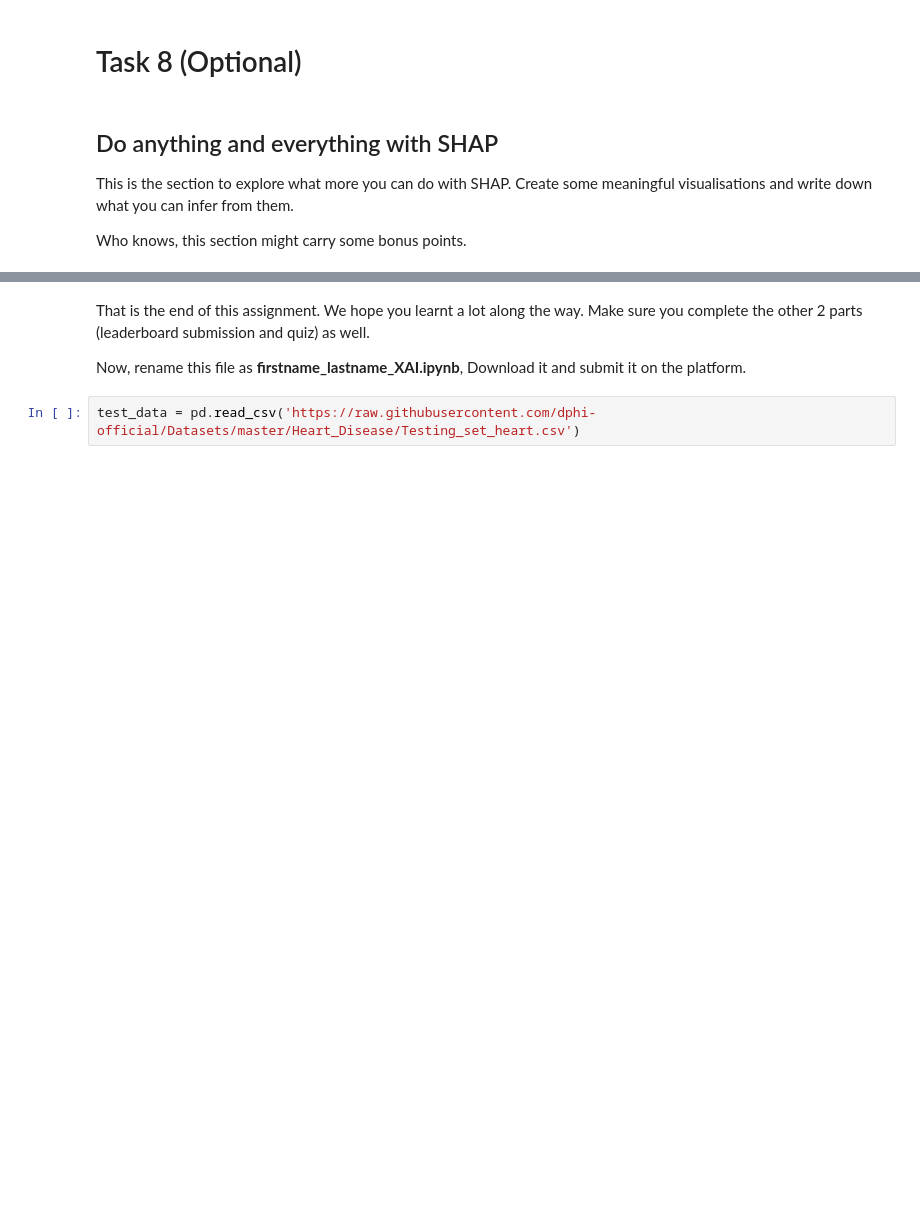
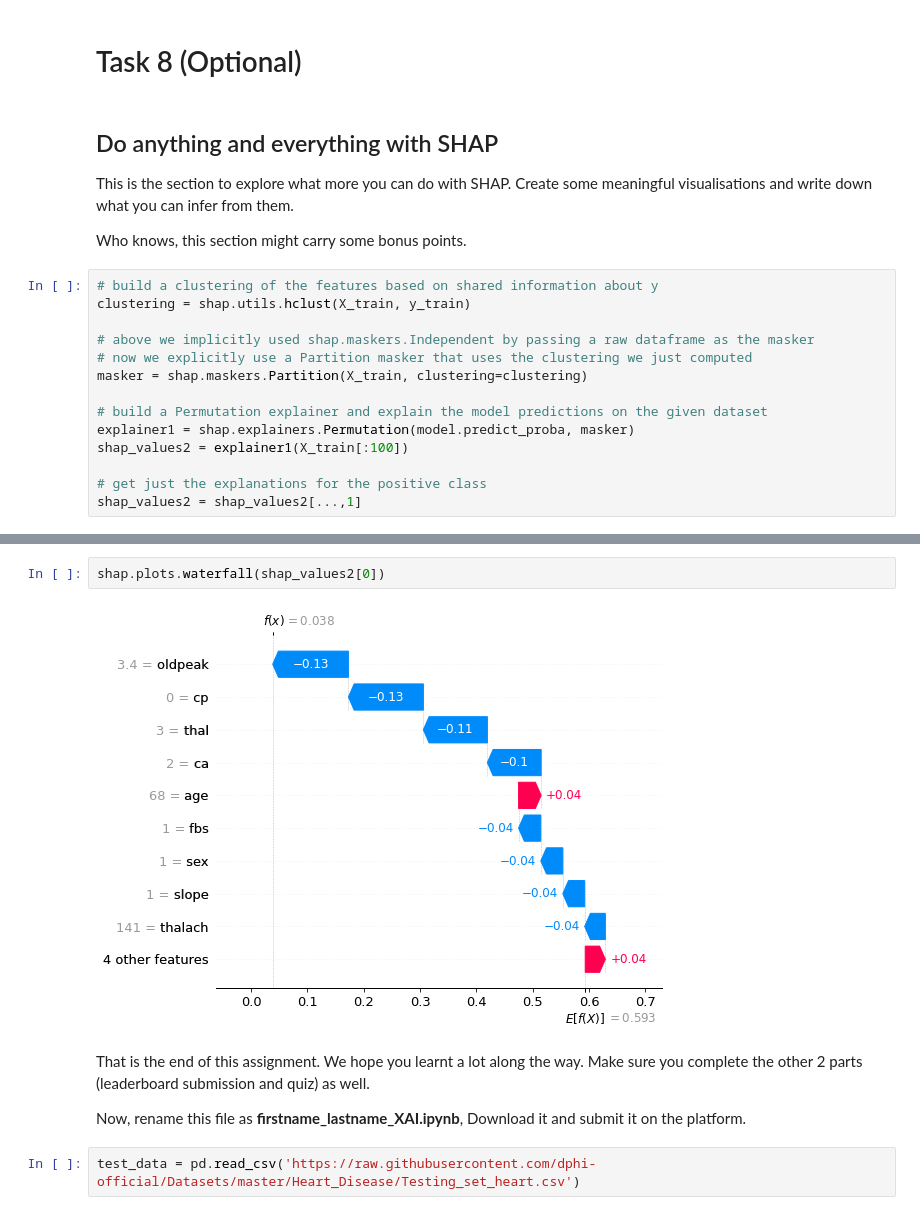
Before and after one commit to sabill/dphi-boothcamp-ml, a Jupyter notebook: Sabila_Hadinnisa_XAI.ipynb, the cells around one changed output, grey strips where cells are left out. Cells and saved outputs as stored; diff of their text form; blank space fills up the shorter version.

```diff
--- a/Sabila_Hadinnisa_XAI.ipynb
+++ b/Sabila_Hadinnisa_XAI.ipynb
@@ -298,3 +323,17 @@ shap.dependence_plot(ind='chol', interaction_index='chol',
 This is the section to explore what more you can do with SHAP. Create some meaningful visualisations and write down what you can infer from them.
 
 Who knows, this section might carry some bonus points.
+# %%
+# build a clustering of the features based on shared information about y
+clustering = shap.utils.hclust(X_train, y_train)
+
+# above we implicitly used shap.maskers.Independent by passing a raw dataframe as the masker
+# now we explicitly use a Partition masker that uses the clustering we just computed
+masker = shap.maskers.Partition(X_train, clustering=clustering)
+
+# build a Permutation explainer and explain the model predictions on the given dataset
+explainer1 = shap.explainers.Permutation(model.predict_proba, masker)
+shap_values2 = explainer1(X_train[:100])
+
+# get just the explanations for the positive class
+shap_values2 = shap_values2[...,1]
@@ -301,3 +358,7 @@ Who knows, this section might carry some bonus points.
+# %%
+shap.plots.waterfall(shap_values2[0])
+# %% [output]
+[figure, added]
 # %% [markdown]
 That is the end of this assignment. We hope you learnt a lot along the way.
 Make sure you complete the other 2 parts (leaderboard submission and quiz) as well.
```
Also changed, not shown: parts of 22 cells of this notebook.
